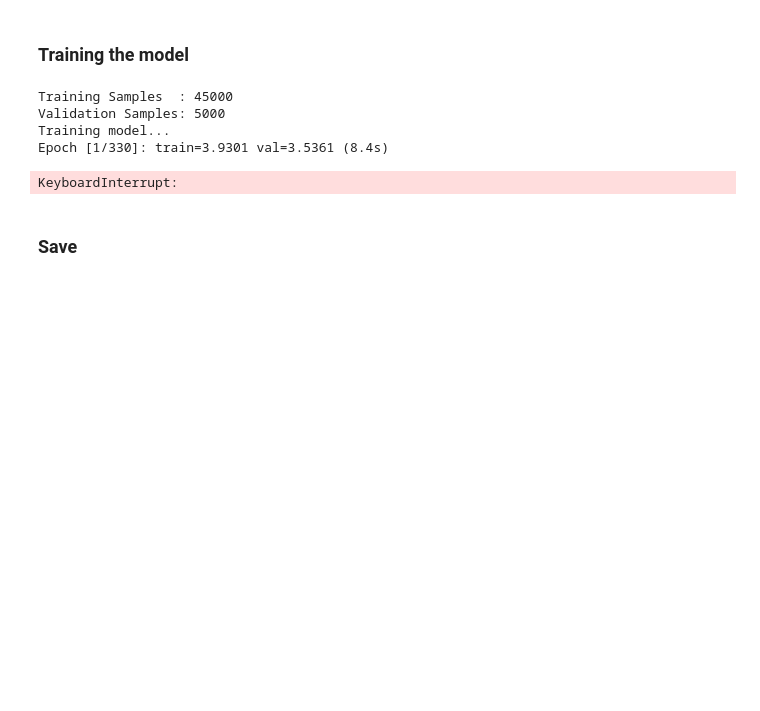
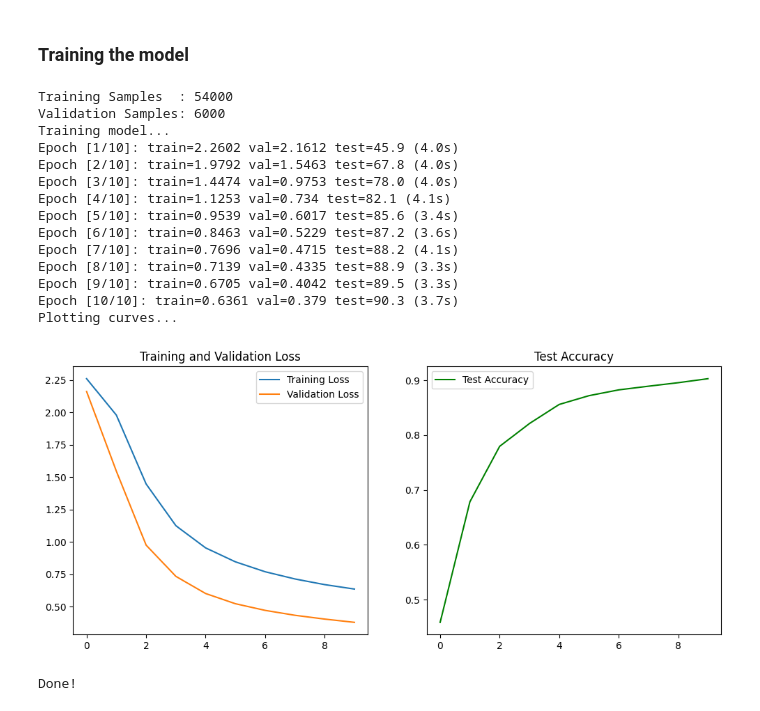
Before and after one commit to Indyuce/ml_reproducibility_project, a Jupyter notebook: ewc.ipynb, the cells around one changed output. Cells and saved outputs as stored; diff of their text form; code cells hidden in the pictures; blank space fills up the shorter version.

Commit message:
gitignore + basic model training

```diff
--- a/ewc.ipynb
+++ b/ewc.ipynb
@@ -24,13 +59,15 @@ from time import time
 # %% [markdown]
 ### Evaluation
 # %%
-def evaluate(model):
+def evaluate_accuracy(model):
+    """
+    Evaluate test accuracy of the given model on the test split
+    """
     model = model.to(device)
     model.eval()
     correct = 0
     total = 0
 
-    test_loader = torch.utils.data.DataLoader(test_dataset, batch_size=32, shuffle=False)
     for images, labels in test_loader:
         images, labels = images.to(device), labels.to(device)
         outputs = model(images)
@@ -117,6 +154,7 @@ def fit(
     val_dataloader: DataLoader,
     optimizer: torch.optim.Optimizer,
     scheduler: torch.optim.lr_scheduler.LRScheduler,
+    loss_function,
     epochs: int,
     device: torch.device,
 ):
@@ -128,6 +166,7 @@ def fit(
     # keep track of the losses in order to visualize them later
     train_losses = []
     val_losses = []
+    test_accuracies = []
     for epoch in range(epochs):
 
         t = time() # current time
@@ -136,6 +175,7 @@ def fit(
         train_loss = train_epoch(
             model=model,
             train_dataloader=train_dataloader,
+            loss_function=loss_function,
             optimizer=optimizer,
             device=device,
         )
@@ -144,8 +184,12 @@ def fit(
         val_loss = validate_epoch(
             model=model,
             val_dataloader=val_dataloader,
+            loss_function=loss_function,
             device=device
         )
+
+        # compute test accuracy
+        test_accuracy = evaluate_accuracy(model)
 
         # step scheduler if needed
         if scheduler != None:
@@ -154,10 +198,11 @@ def fit(
         # append losses
         train_losses.append(train_loss)
         val_losses.append(val_loss)
+        test_accuracies.append(test_accuracy)
 
         dt = time() - t # time difference
-        print(f"Epoch [{epoch + 1}/{epochs}]: train={round(train_loss, 4)} val={round(val_loss, 4)} ({round(dt, 1)}s)")
+        print(f"Epoch [{epoch + 1}/{epochs}]: train={round(train_loss, 4)} val={round(val_loss, 4)} test={round(test_accuracy * 100, 1)} ({round(dt, 1)}s)")
 
-    return train_losses, val_losses
+    return train_losses, val_losses, test_accuracies
 # %% [markdown]
 ## Model architecture
@@ -235,57 +269,77 @@ model = SmallNet()
 model.to(device)
 
 # Loss, optimizer and scheduler
-N_EPOCHS = 50
-FILE_NAME = "smallnet"
+N_EPOCHS = 10
+FILE_NAME = "smallnet_base"
 
 #optimizer = torch.optim.Adam(model.parameters(), lr=1e-3)
 #optimizer = torch.optim.AdamW(model.parameters(), lr=1e-3, weight_decay=1e-4)
-optimizer = torch.optim.SGD(model.parameters(), lr=0.1, momentum=0.9, weight_decay=5e-4)
+optimizer = torch.optim.SGD(model.parameters(), lr=1e-3, momentum=0.9, weight_decay=5e-4)
 
 #scheduler = torch.optim.lr_scheduler.ExponentialLR(optimizer=optimizer, gamma=.9)
-scheduler = torch.optim.lr_scheduler.StepLR(optimizer, step_size=5, gamma=0.2)
+#scheduler = torch.optim.lr_scheduler.StepLR(optimizer, step_size=5, gamma=0.2)
 
 # split train and validation sets
 val_size = int(0.1 * len(raw_dataset))
 train_size = len(raw_dataset) - val_size
 train_dataset, val_dataset = torch.utils.data.random_split(raw_dataset, [train_size, val_size])
 
 # create new dataloaders for training and validation sets
 BATCH_SIZE = 128
 train_dataloader = DataLoader(train_dataset, batch_size=BATCH_SIZE, shuffle=True)
 val_dataloader = DataLoader(val_dataset, batch_size=BATCH_SIZE, shuffle=False)
 print(f'Training Samples  : {len(train_dataset)}')
 print(f'Validation Samples: {len(val_dataset)}')
 
 print('Training model...')
-train_losses, val_losses = fit(
+train_losses, val_losses, test_accuracies = fit(
     model=model,
     train_dataloader=train_dataloader,
     val_dataloader=val_dataloader,
     optimizer=optimizer,
-    scheduler=scheduler,
+    loss_function=F.cross_entropy,
+    scheduler=None,
     epochs=N_EPOCHS,
-    device=device
+    device=device,
 )
 
-# Save model
-
-# save the model on a file
+# Save model and curves
 torch.save(model.state_dict(), f'{FILE_NAME}.pt')
+np.save(f'{FILE_NAME}_train_losses.npy', train_losses)
+np.save(f'{FILE_NAME}_val_losses.npy', val_losses)
 
 # Plot loss as fct of epoch
 print('Plotting curves...')
-plt.plot(train_losses, label='Training Loss')
-plt.plot(val_losses, label='Validation Loss')
-plt.legend()
-plt.title('Training')
+fig, axs = plt.subplots(1, 2, figsize=(12, 5))
+
+# Plot training and validation losses
+axs[0].plot(train_losses, label='Training Loss')
+axs[0].plot(val_losses, label='Validation Loss')
+axs[0].legend()
+axs[0].set_title('Training and Validation Loss')
+
+# Plot test accuracy
+axs[1].plot(test_accuracies, label='Test Accuracy', color='green')
+axs[1].legend()
+axs[1].set_title('Test Accuracy')
+
+plt.show()
 
 print('Done!');
 # %% [output]
-Training Samples  : 45000
-Validation Samples: 5000
+Training Samples  : 54000
+Validation Samples: 6000
 Training model...
-Epoch [1/330]: train=3.9301 val=3.5361 (8.4s)
+Epoch [1/10]: train=2.2602 val=2.1612 test=45.9 (4.0s)
+Epoch [2/10]: train=1.9792 val=1.5463 test=67.8 (4.0s)
+Epoch [3/10]: train=1.4474 val=0.9753 test=78.0 (4.0s)
+Epoch [4/10]: train=1.1253 val=0.734 test=82.1 (4.1s)
+Epoch [5/10]: train=0.9539 val=0.6017 test=85.6 (3.4s)
+Epoch [6/10]: train=0.8463 val=0.5229 test=87.2 (3.6s)
+Epoch [7/10]: train=0.7696 val=0.4715 test=88.2 (4.1s)
+Epoch [8/10]: train=0.7139 val=0.4335 test=88.9 (3.3s)
+Epoch [9/10]: train=0.6705 val=0.4042 test=89.5 (3.3s)
+Epoch [10/10]: train=0.6361 val=0.379 test=90.3 (3.7s)
+Plotting curves...
+[figure, added]
-KeyboardInterrupt:
+Done!
-# %% [markdown]
-### Save
```
Also changed, not shown: parts of 13 cells of this notebook, 1 other file.
